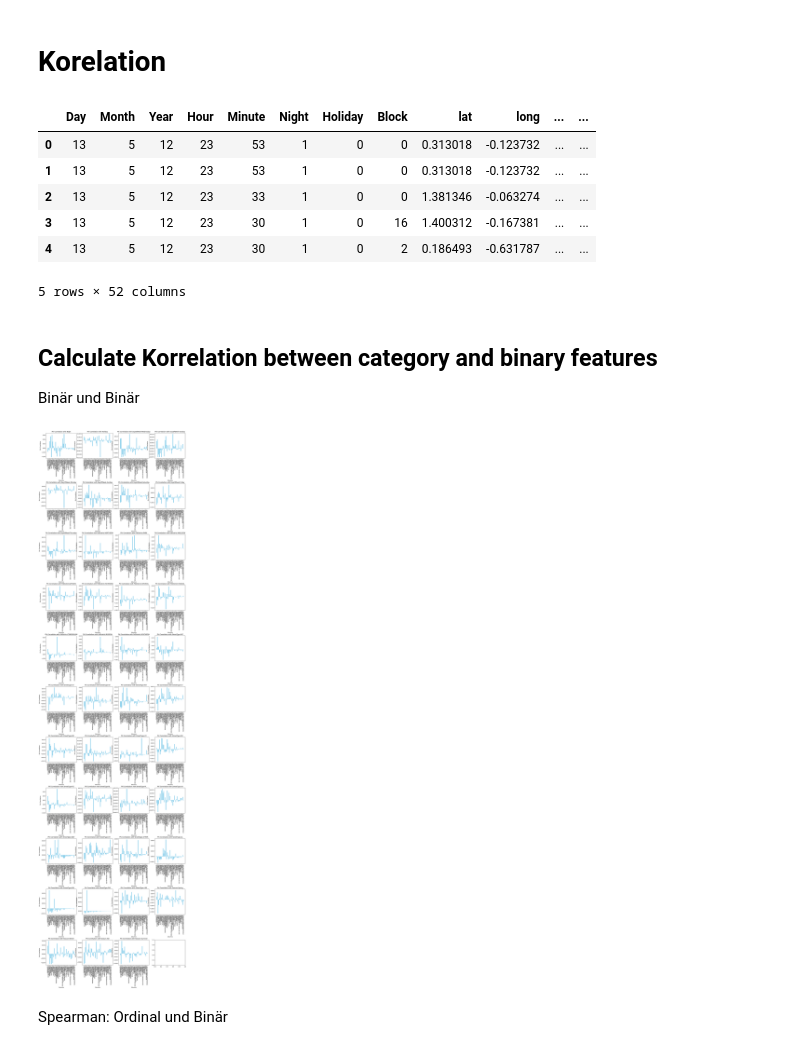
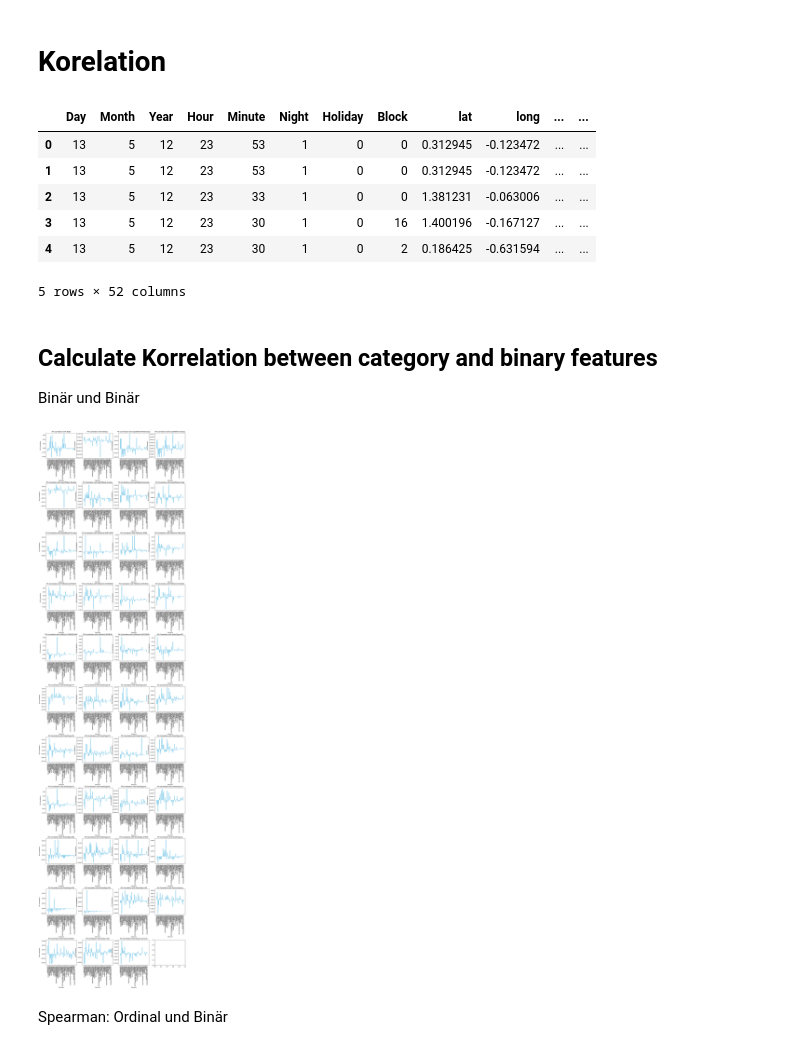
Before and after one commit to hannesharnisch/kaggle-sf-crime, a Jupyter notebook: corellation.ipynb, the cells around one changed output. Saved outputs shown, nothing was run; the diff lists cells and outputs as text; code cells hidden in the pictures.

```diff
--- a/corellation.ipynb
+++ b/corellation.ipynb
@@ -12,15 +12,15 @@ import matplotlib.pyplot as plt
 import numpy as np
 import math
 # %%
-data = pd.read_csv("temp/train.csv")
+data = pd.read_csv("data/tmp/encoded_train.csv")
 data.head()
 # %% [output]
 |  | Day | Month | Year | Hour | Minute | Night | Holiday | Block | lat | long | ... | ... |
-| 0 | 13 | 5 | 12 | 23 | 53 | 1 | 0 | 0 | 0.313018 | -0.123732 | ... | ... |
-| 1 | 13 | 5 | 12 | 23 | 53 | 1 | 0 | 0 | 0.313018 | -0.123732 | ... | ... |
-| 2 | 13 | 5 | 12 | 23 | 33 | 1 | 0 | 0 | 1.381346 | -0.063274 | ... | ... |
-| 3 | 13 | 5 | 12 | 23 | 30 | 1 | 0 | 16 | 1.400312 | -0.167381 | ... | ... |
-| 4 | 13 | 5 | 12 | 23 | 30 | 1 | 0 | 2 | 0.186493 | -0.631787 | ... | ... |
+| 0 | 13 | 5 | 12 | 23 | 53 | 1 | 0 | 0 | 0.312945 | -0.123472 | ... | ... |
+| 1 | 13 | 5 | 12 | 23 | 53 | 1 | 0 | 0 | 0.312945 | -0.123472 | ... | ... |
+| 2 | 13 | 5 | 12 | 23 | 33 | 1 | 0 | 0 | 1.381231 | -0.063006 | ... | ... |
+| 3 | 13 | 5 | 12 | 23 | 30 | 1 | 0 | 16 | 1.400196 | -0.167127 | ... | ... |
+| 4 | 13 | 5 | 12 | 23 | 30 | 1 | 0 | 2 | 0.186425 | -0.631594 | ... | ... |
 5 rows × 52 columns
 # %%
 def create_columns_for_unique_values(df, column):
@@ -86,7 +86,7 @@ plt.subplots_adjust(hspace=1)  # Adjust hspace as needed
 
 plt.show()
 # %% [output]
-[figure, old version]
+[figure, new version]
 # %% [markdown]
 Spearman: Ordinal und Binär
 # %%
```
Also changed, not shown: 3 other files.
